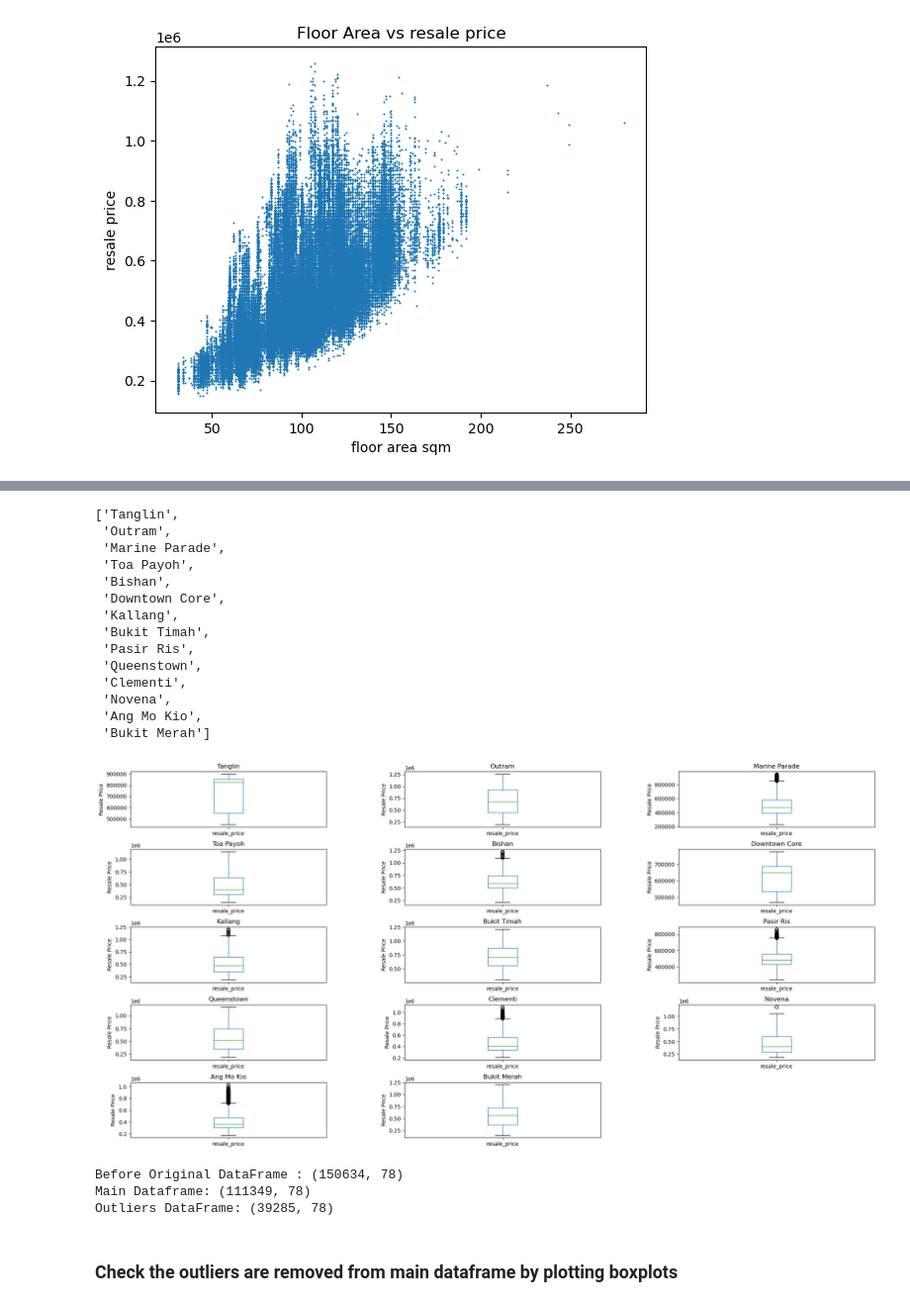
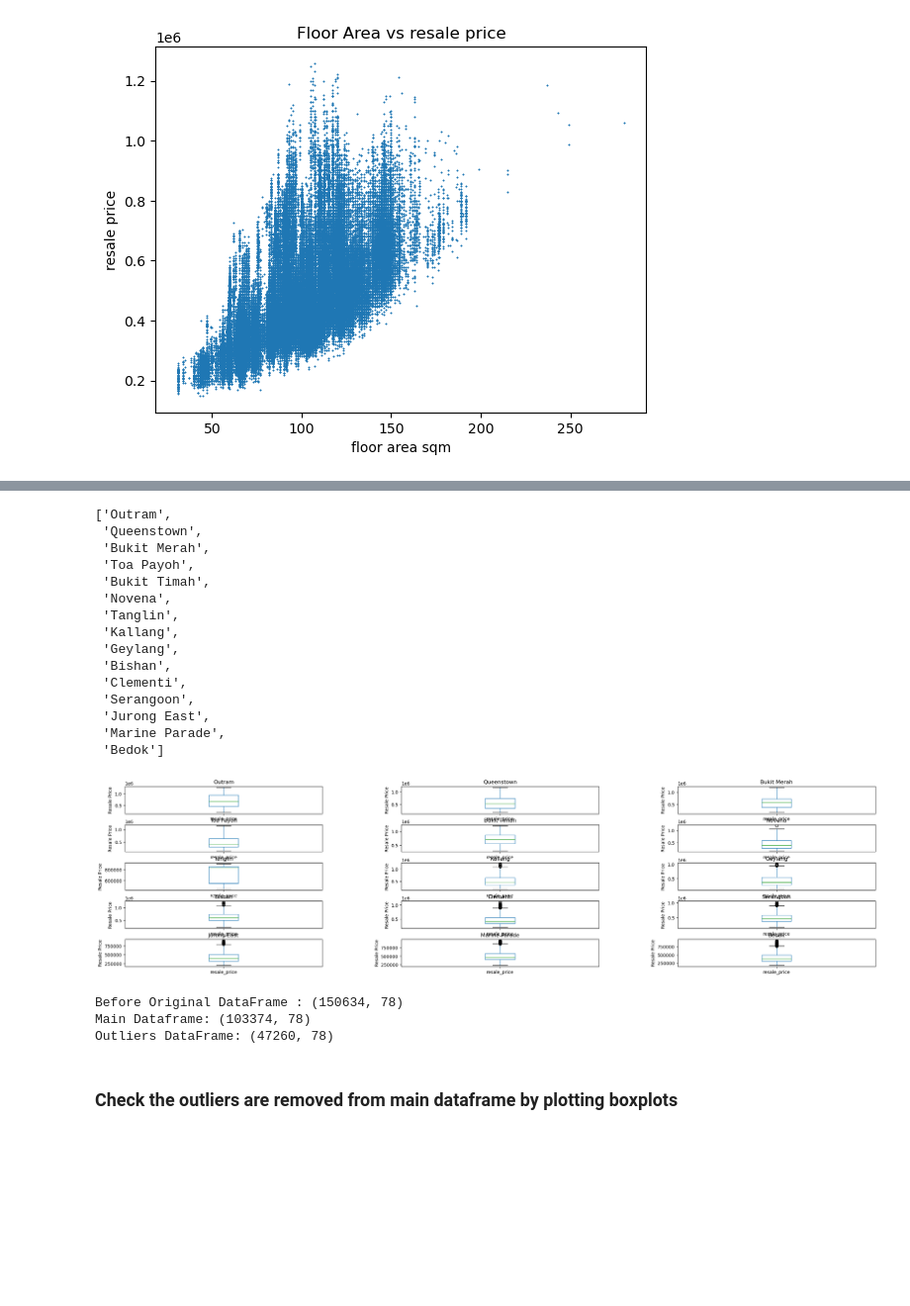
Before and after one commit to chengtng/project_2, a Jupyter notebook: code/hdb_prices.ipynb, the cells around one changed output, grey strips where cells are left out. Shown at 99% size. Drawn from its saved outputs; the diff is of its cells as text; code cells hidden in the pictures; blank space fills up the shorter version.

```diff
--- a/code/hdb_prices.ipynb
+++ b/code/hdb_prices.ipynb
@@ -224,0 +234,12 @@ for idx, d in enumerate(numerical_columns):
+# %%
+fig3 = plt.figure(figsize=(15,10))
+fig3.subplots_adjust(hspace=0.4,wspace=0.4)
+
+for idx, d in enumerate(df['flat_model'].value_counts()[:3].index):
+    x = df.loc[df['flat_model']==d]['floor_area_sqm']
+    y = df.loc[df['flat_model']==d]['resale_price']
+    fig3.add_subplot(3,3,idx+1)
+    plt.scatter(x,y, marker='*',s=0.1)
+    plt.xlabel('floor area sqm')
+    plt.ylabel('resale price')
+    plt.title(d)
@@ -259,6 +312,6 @@ col = 'planning_area'
 # %%
 pd.options.display.float_format = '{:.2f}'.format
-outliers_1 = df.groupby(col)['resale_price'].mean().sort_values(ascending=False)[:10]
+outliers_1 = df.groupby('planning_area')['resale_price'].agg(iqr).sort_values(ascending=False)[:15]
 outliers_1
 # %% [output]
 planning_area
@@ -292,32 +334,33 @@ Name: resale_price, dtype: float64
 # %%
-outliers = list(set(outliers_2.index.append(outliers_1.index)))
+outliers = list(outliers_1.index)
 outliers
 # %% [output]
-['Tanglin',
- 'Outram',
+['Outram',
+ 'Queenstown',
+ 'Bukit Merah',
+ 'Toa Payoh',
+ 'Bukit Timah',
+ 'Novena',
+ 'Tanglin',
+ 'Kallang',
+ 'Geylang',
+ 'Bishan',
+ 'Clementi',
+ 'Serangoon',
+ 'Jurong East',
  'Marine Parade',
- 'Toa Payoh',
- 'Bishan',
- 'Downtown Core',
- 'Kallang',
- 'Bukit Timah',
- 'Pasir Ris',
- 'Queenstown',
- 'Clementi',
- 'Novena',
- 'Ang Mo Kio',
- 'Bukit Merah']
+ 'Bedok']
 # %%
-fig2 = plt.figure(figsize=(25,15))
+fig2 = plt.figure(figsize=(30,15))
 fig2.subplots_adjust(hspace=0.4,wspace=0.4)
 
 for idx, d in enumerate(outliers):
-    fig2.add_subplot(6,3,idx+1)
+    fig2.add_subplot(10,3,idx+1)
     bp = df.loc[df[col]==d].boxplot(column='resale_price', grid=False)
     plt.ylabel('Resale Price')
     plt.title(d)
 # %% [output]
-[figure, old version]
+[figure, new version]
 # %%
 print(f"Before Original DataFrame : {df.shape}")
 
@@ -328,8 +371,8 @@ print(f"Main Dataframe: {df.shape}")
 print(f"Outliers DataFrame: {df_outlier.shape}")
 # %% [output]
 Before Original DataFrame : (150634, 78)
-Main Dataframe: (111349, 78)
-Outliers DataFrame: (39285, 78)
+Main Dataframe: (103374, 78)
+Outliers DataFrame: (47260, 78)
 # %% [markdown]
 ### Check the outliers are removed from main dataframe by plotting boxplots
 # %% [markdown]
```
Also changed, not shown: parts of 36 cells of this notebook, 1 other file.
